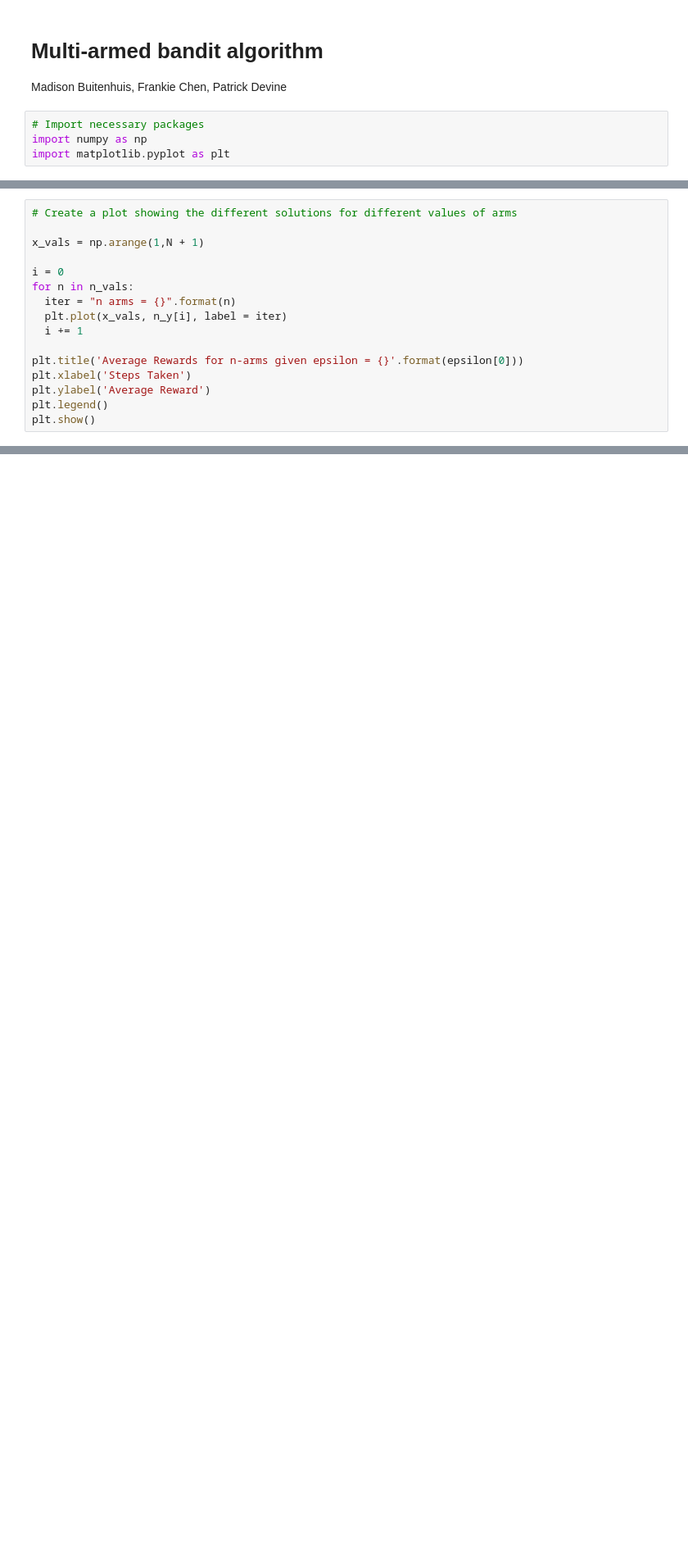
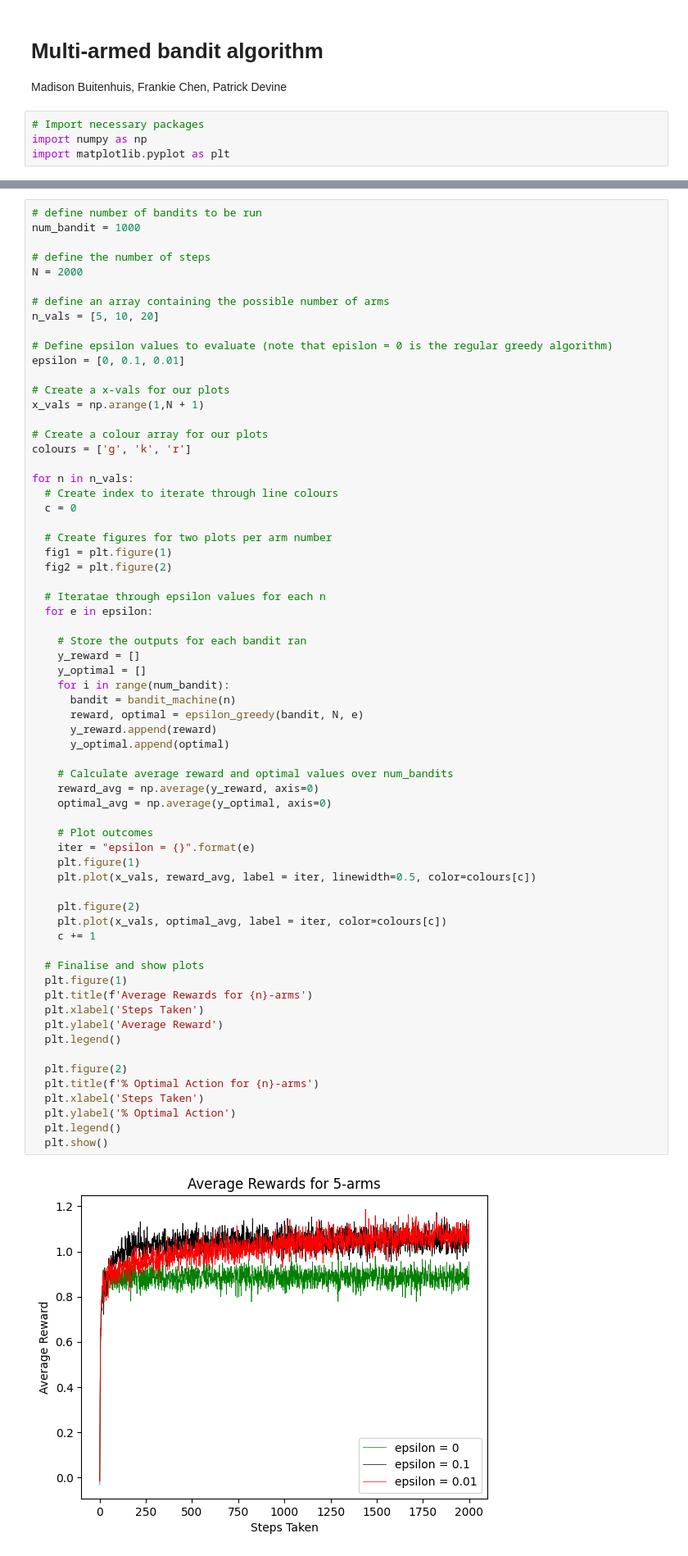
Before and after one commit to RoverF/Multi-Armed-Bandit-Problem, a Jupyter notebook: Multi-armed-bandit.ipynb, the cells around one changed output, grey strips where cells are left out. Shown: that part at 82% size. Drawn from its saved outputs; the diff is of its cells as text; blank space fills up the shorter version.

Commit message:
finalised bandit with plots

```diff
--- a/Multi-armed-bandit.ipynb
+++ b/Multi-armed-bandit.ipynb
@@ -108,16 +49,0 @@ Total Rewards: 2781.833109932126
-# %%
-# Create a plot showing the different solutions for different values of arms
-
-x_vals = np.arange(1,N + 1)
-
-i = 0
-for n in n_vals:
-  iter = "n arms = {}".format(n)
-  plt.plot(x_vals, n_y[i], label = iter)
-  i += 1
-
-plt.title('Average Rewards for n-arms given epsilon = {}'.format(epsilon[0]))
-plt.xlabel('Steps Taken')
-plt.ylabel('Average Reward')
-plt.legend()
-plt.show()
@@ -125,0 +50,67 @@ plt.show()
+# %%
+# define number of bandits to be run
+num_bandit = 1000
+
+# define the number of steps
+N = 2000
+
+# define an array containing the possible number of arms
+n_vals = [5, 10, 20]
+
+# Define epsilon values to evaluate (note that epislon = 0 is the regular greedy algorithm)
+epsilon = [0, 0.1, 0.01]
+
+# Create a x-vals for our plots
+x_vals = np.arange(1,N + 1)
+
+# Create a colour array for our plots
+colours = ['g', 'k', 'r']
+
+for n in n_vals:
+  # Create index to iterate through line colours
+  c = 0
+
+  # Create figures for two plots per arm number
+  fig1 = plt.figure(1)
+  fig2 = plt.figure(2)
+
+  # Iteratae through epsilon values for each n
+  for e in epsilon:
+
+    # Store the outputs for each bandit ran
+    y_reward = []
+    y_optimal = []
+    for i in range(num_bandit):
+      bandit = bandit_machine(n)
+      reward, optimal = epsilon_greedy(bandit, N, e)
+      y_reward.append(reward)
+      y_optimal.append(optimal)
+
+    # Calculate average reward and optimal values over num_bandits
+    reward_avg = np.average(y_reward, axis=0)
+    optimal_avg = np.average(y_optimal, axis=0)
+
+    # Plot outcomes
+    iter = "epsilon = {}".format(e)
+    plt.figure(1)
+    plt.plot(x_vals, reward_avg, label = iter, linewidth=0.5, color=colours[c])
+
+    plt.figure(2)
+    plt.plot(x_vals, optimal_avg, label = iter, color=colours[c])
+    c += 1
+
+  # Finalise and show plots
+  plt.figure(1)
+  plt.title(f'Average Rewards for {n}-arms')
+  plt.xlabel('Steps Taken')
+  plt.ylabel('Average Reward')
+  plt.legend()
+
+  plt.figure(2)
+  plt.title(f'% Optimal Action for {n}-arms')
+  plt.xlabel('Steps Taken')
+  plt.ylabel('% Optimal Action')
+  plt.legend()
+  plt.show()
+# %% [output]
+[figure, added]
```
Also changed, not shown: parts of 5 cells of this notebook.
